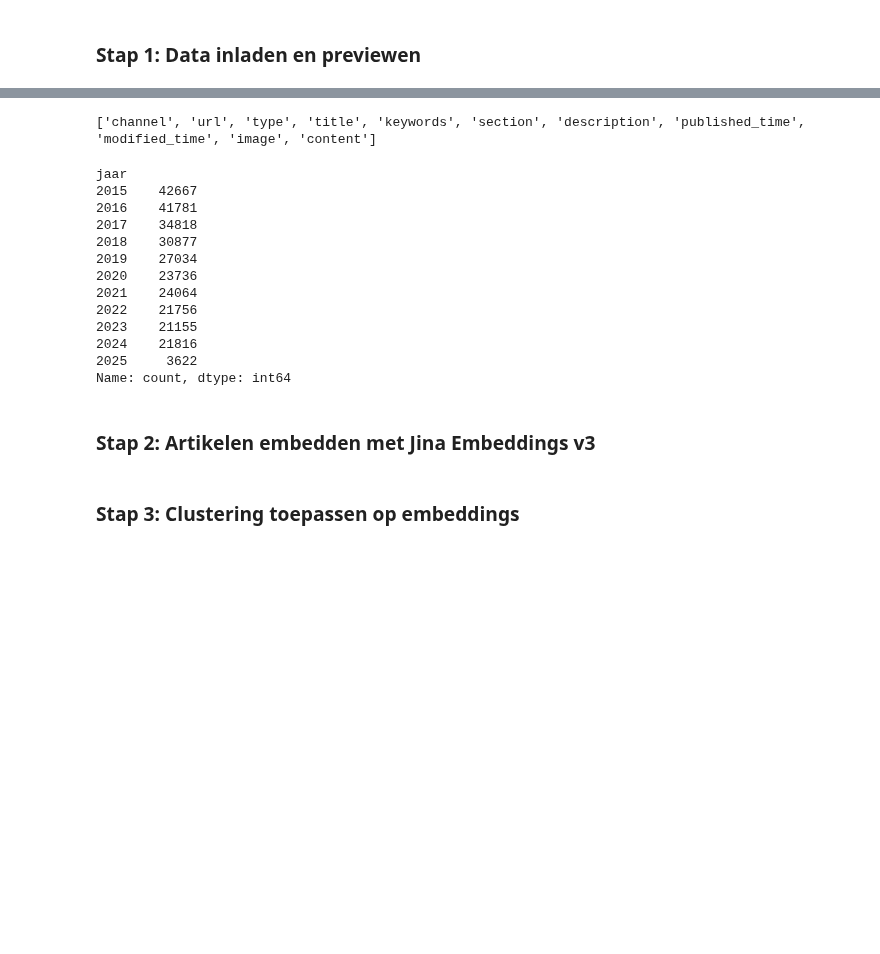
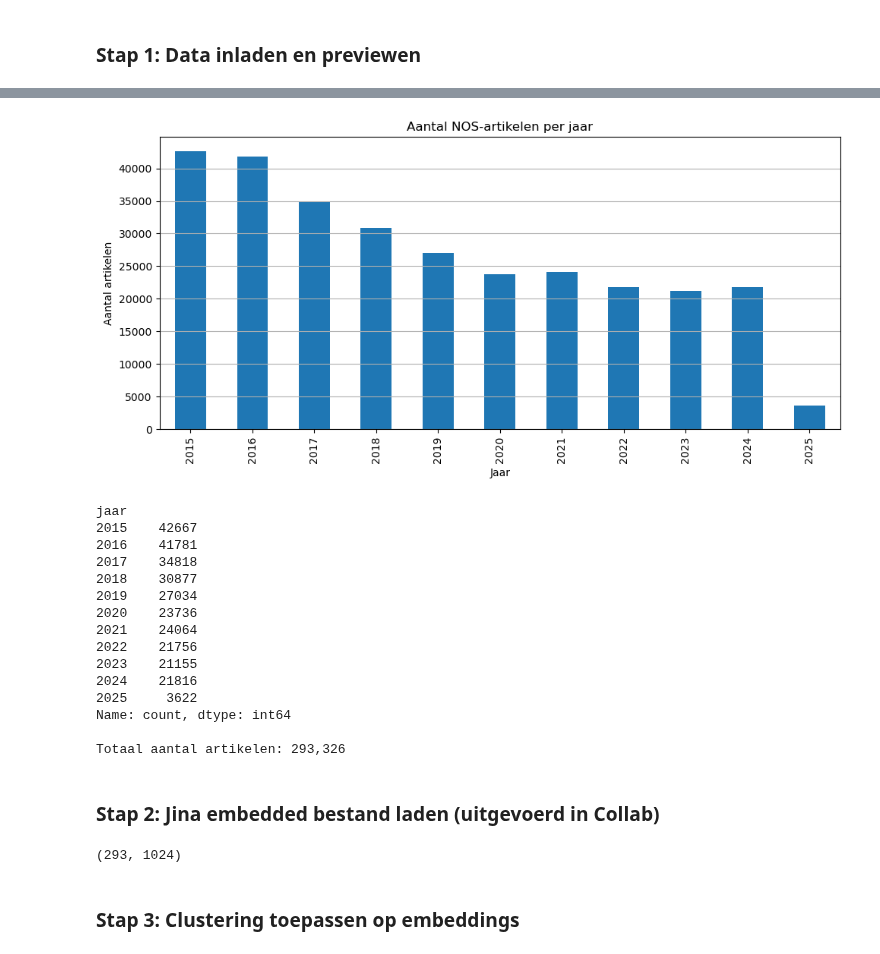
Before and after one commit to DylanHaaz/Tryhard, a Jupyter notebook: Code/Data exploration/NOS2.IPYNB, the cells around one changed output, grey strips where cells are left out. Saved outputs shown, nothing was run; the diff lists cells and outputs as text; code cells hidden in the pictures; blank space fills up the shorter version.

```diff
--- a/Code/Data exploration/NOS2.IPYNB
+++ b/Code/Data exploration/NOS2.IPYNB
@@ -31,18 +31,34 @@ Index(['channel', 'url', 'type', 'title', 'keywords', 'section', 'description',
 | 2 | nos | https://nos.nl/artikel/2011346-le... | article | Letland nieuwe voorzitter van de ... | EU-voorzitter, Italië, EU, Letland | Buitenland | Vanaf vandaag neemt Letland het s... | 2015-01-01 02:32:34 | 2015-01-01 02:32:34 | ... |
 | 3 | nos | https://nos.nl/artikel/2011348-no... | article | Noord-Korea wil praten met Zuid-K... | kim jong un, Noord-Korea, Zuid-Korea | Buitenland | De Noord-Koreaanse leider Kim Jon... | 2015-01-01 03:34:25 | 2015-01-01 03:34:25 | ... |
 | 4 | nos | https://nos.nl/artikel/2011351-fe... | article | Feest in Londen, Parijs en Berlijn | jaarwisseling | Buitenland | In Londen en Berlijn waren muziek... | 2015-01-01 04:34:20 | 2015-01-01 04:34:20 | ... |
-# %%
-print(df.columns.tolist())
-# %% [output]
-['channel', 'url', 'type', 'title', 'keywords', 'section', 'description', 'published_time', 'modified_time', 'image', 'content']
 # %%
 # Zet de publicatiedatum om naar datetime
 df['published_time'] = pd.to_datetime(df['published_time'], errors='coerce')
 
 # Extract jaartal en tel per jaar
 df['jaar'] = df['published_time'].dt.year
 df['jaar'].value_counts().sort_index()
+
+aantal_per_jaar = df['jaar'].value_counts().sort_index()
+
+plt.figure(figsize=(10, 5))
+aantal_per_jaar.plot(kind='bar')
+plt.title('Aantal NOS-artikelen per jaar')
+plt.xlabel('Jaar')
+plt.ylabel('Aantal artikelen')
+plt.grid(axis='y')
+plt.tight_layout()
+plt.show()
+# Tellen per jaar
+aantal_per_jaar = df['jaar'].value_counts().sort_index()
+
+# Print aantallen per jaar
+print(aantal_per_jaar)
+
+# Print totaal
+print(f"\nTotaal aantal artikelen: {aantal_per_jaar.sum():,}")
 # %% [output]
+[figure, added]
 jaar
 2015    42667
 2016    41781
@@ -56,5 +72,5 @@ jaar
 2024    21816
 2025     3622
 Name: count, dtype: int64
+
+Totaal aantal artikelen: 293,326
-# %% [markdown]
-### Stap 2: Artikelen embedden met Jina Embeddings v3
@@ -69,3 +77,23 @@ if cache_dir.exists():
+# %% [markdown]
+ ### Stap 2: Jina embedded bestand laden (uitgevoerd in Collab)
+# %%
+from sentence_transformers import SentenceTransformer
+
+# Laad het model
+model = SentenceTransformer("jinaai/jina-embeddings-v3", trust_remote_code=True)
+
+import numpy as np
+
+# Pad naar het bestand
+file_path = r"C:\Users\dylan\Downloads\jina_embeddings (1).npy"
+
+# Laad de embeddings
+embeddings = np.load(file_path)
+
+# Check de vorm
+print(embeddings.shape)
+# %% [output]
+(293, 1024)
 # %% [markdown]
 ###  Stap 3: Clustering toepassen op embeddings
 # %%
```
Also changed, not shown: parts of 12 cells of this notebook.
